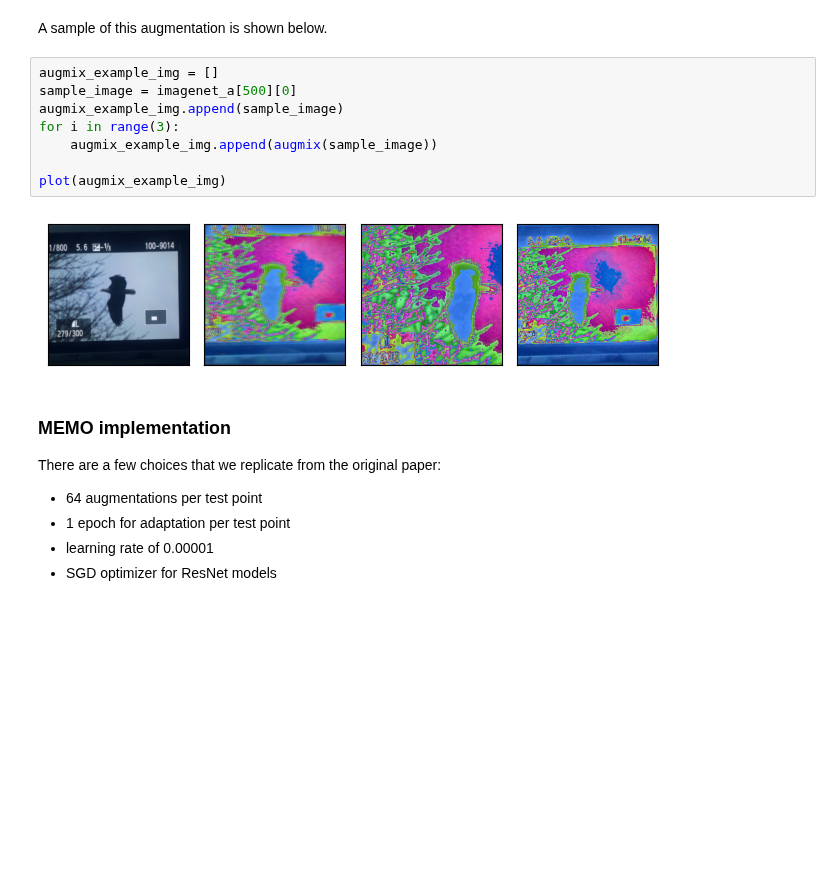
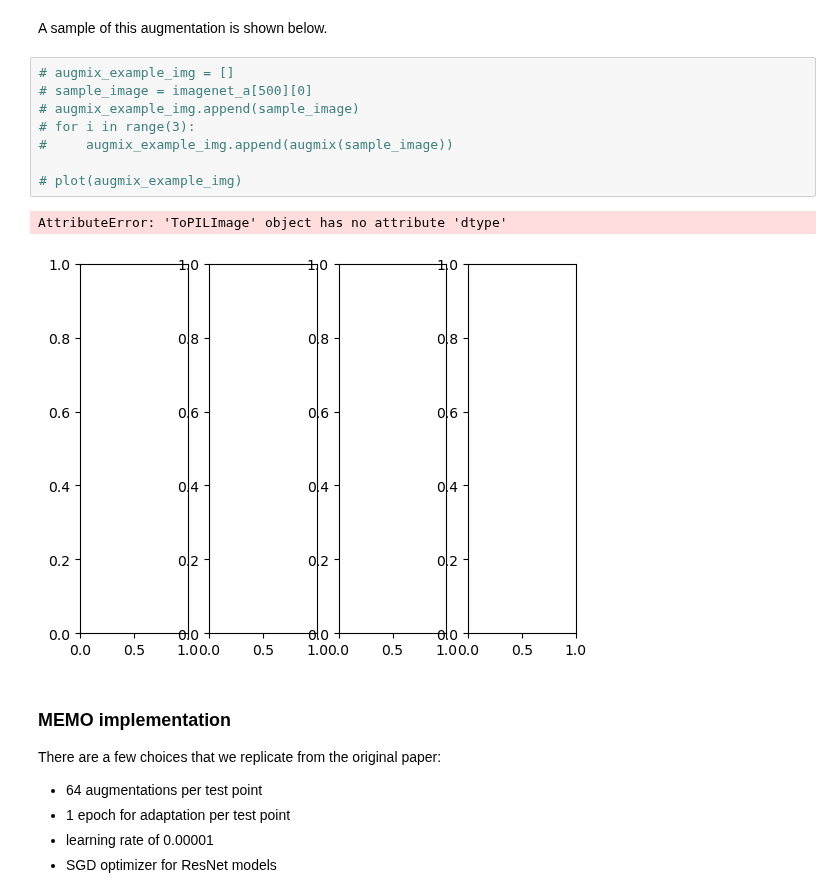
Before and after one commit to Dr3dre/Memo_DL2024, a Jupyter notebook: [249373] [249518].ipynb, the cells around one changed output. Drawn from its saved outputs; the diff is of its cells as text; blank space fills up the shorter version.

Commit message:
comment plot

```diff
--- a/[249373] [249518].ipynb
+++ b/[249373] [249518].ipynb
@@ -482,15 +491,16 @@ preaugment = torchvision.transforms.Compose([
 # %% [markdown]
 A sample of this augmentation is shown below.
 # %%
-augmix_example_img = []
-sample_image = imagenet_a[500][0]
-augmix_example_img.append(sample_image)
-for i in range(3):
-    augmix_example_img.append(augmix(sample_image))
+# augmix_example_img = []
+# sample_image = imagenet_a[500][0]
+# augmix_example_img.append(sample_image)
+# for i in range(3):
+#     augmix_example_img.append(augmix(sample_image))
 
-plot(augmix_example_img)
+# plot(augmix_example_img)
 # %% [output]
+AttributeError: 'ToPILImage' object has no attribute 'dtype'
-[figure, old version]
+[figure, new version]
 # %% [markdown]
 ### MEMO implementation
 There are a few choices that we replicate from the original paper:
```
Also changed, not shown: parts of 6 cells of this notebook, 1 other file.
